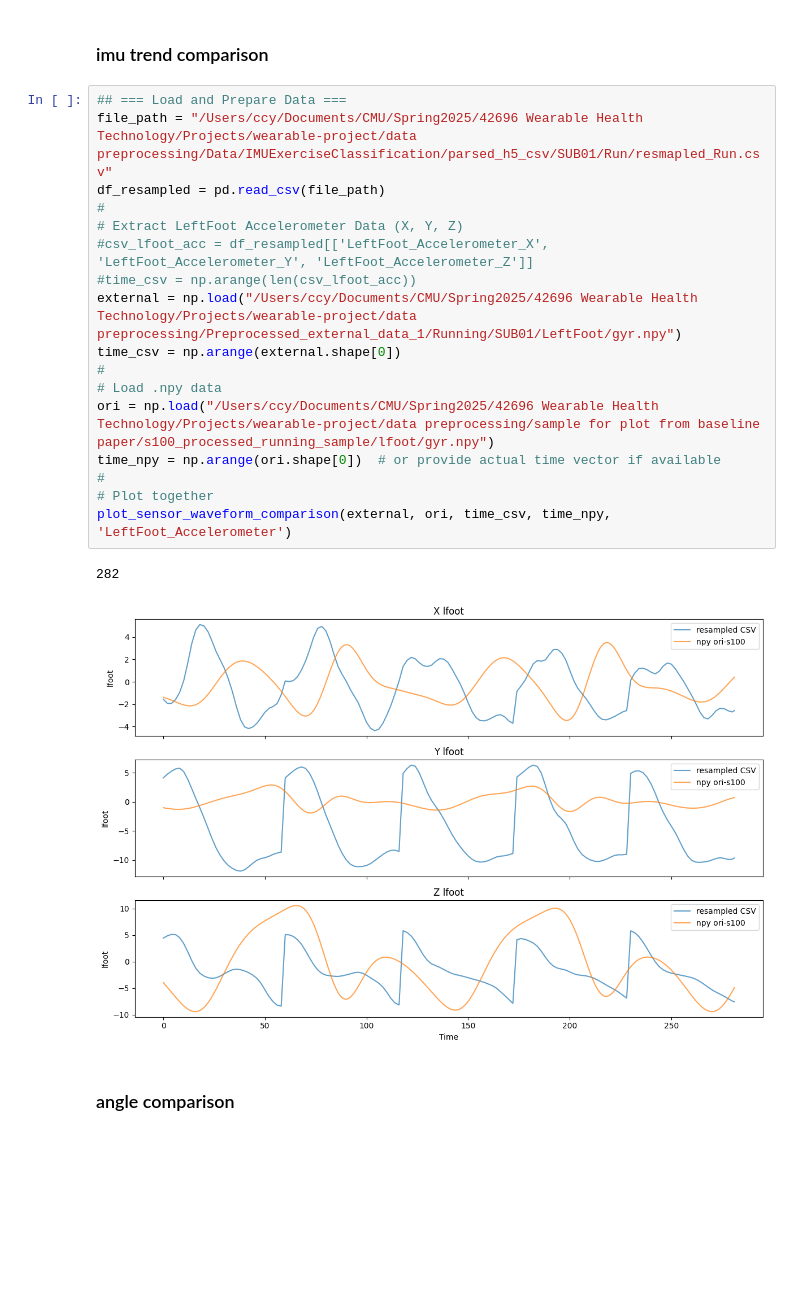
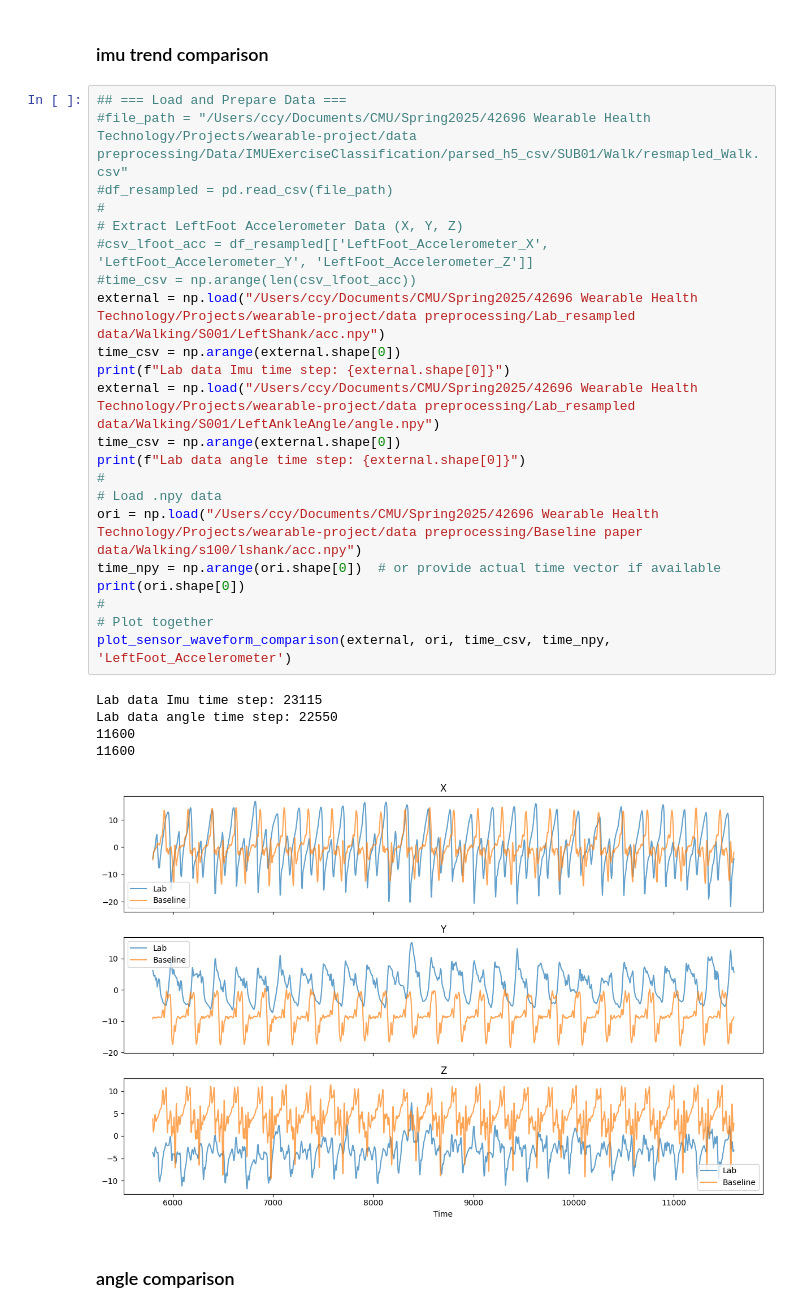
Before and after one commit to owenk-git/wearable-project, a Jupyter notebook: data preprocessing/Data Preprocessing/external 1.ipynb, the cells around one changed output. Drawn from its saved outputs; the diff is of its cells as text; blank space fills up the shorter version.

```diff
--- a/data preprocessing/Data Preprocessing/external 1.ipynb
+++ b/data preprocessing/Data Preprocessing/external 1.ipynb
@@ -121,24 +268,32 @@ plot_sensor_waveform(df_resample, target_column)
 ### imu trend comparison
 # %%
 ## === Load and Prepare Data ===
-file_path = "/Users/ccy/Documents/CMU/Spring2025/42696 Wearable Health Technology/Projects/wearable-project/data preprocessing/Data/IMUExerciseClassification/parsed_h5_csv/SUB01/Run/resmapled_Run.csv"
-df_resampled = pd.read_csv(file_path)
+#file_path = "/Users/ccy/Documents/CMU/Spring2025/42696 Wearable Health Technology/Projects/wearable-project/data preprocessing/Data/IMUExerciseClassification/parsed_h5_csv/SUB01/Walk/resmapled_Walk.csv"
+#df_resampled = pd.read_csv(file_path)
 #
 # Extract LeftFoot Accelerometer Data (X, Y, Z)
 #csv_lfoot_acc = df_resampled[['LeftFoot_Accelerometer_X', 'LeftFoot_Accelerometer_Y', 'LeftFoot_Accelerometer_Z']]
 #time_csv = np.arange(len(csv_lfoot_acc))
-external = np.load("/Users/ccy/Documents/CMU/Spring2025/42696 Wearable Health Technology/Projects/wearable-project/data preprocessing/Preprocessed_external_data_1/Running/SUB01/LeftFoot/gyr.npy")
+external = np.load("/Users/ccy/Documents/CMU/Spring2025/42696 Wearable Health Technology/Projects/wearable-project/data preprocessing/Lab_resampled data/Walking/S001/LeftShank/acc.npy")
 time_csv = np.arange(external.shape[0])
+print(f"Lab data Imu time step: {external.shape[0]}")
+external = np.load("/Users/ccy/Documents/CMU/Spring2025/42696 Wearable Health Technology/Projects/wearable-project/data preprocessing/Lab_resampled data/Walking/S001/LeftAnkleAngle/angle.npy")
+time_csv = np.arange(external.shape[0])
+print(f"Lab data angle time step: {external.shape[0]}")
 #
 # Load .npy data
-ori = np.load("/Users/ccy/Documents/CMU/Spring2025/42696 Wearable Health Technology/Projects/wearable-project/data preprocessing/sample for plot from baseline paper/s100_processed_running_sample/lfoot/gyr.npy")
+ori = np.load("/Users/ccy/Documents/CMU/Spring2025/42696 Wearable Health Technology/Projects/wearable-project/data preprocessing/Baseline paper data/Walking/s100/lshank/acc.npy")
 time_npy = np.arange(ori.shape[0])  # or provide actual time vector if available
+print(ori.shape[0])
 #
 # Plot together
 plot_sensor_waveform_comparison(external, ori, time_csv, time_npy, 'LeftFoot_Accelerometer')
 # %% [output]
-282
+Lab data Imu time step: 23115
+Lab data angle time step: 22550
+11600
+11600
-[figure, old version]
+[figure, new version]
 # %% [markdown]
 ### angle comparison
 # %%
```
Also changed, not shown: parts of 23 cells of this notebook, 9 other files.
